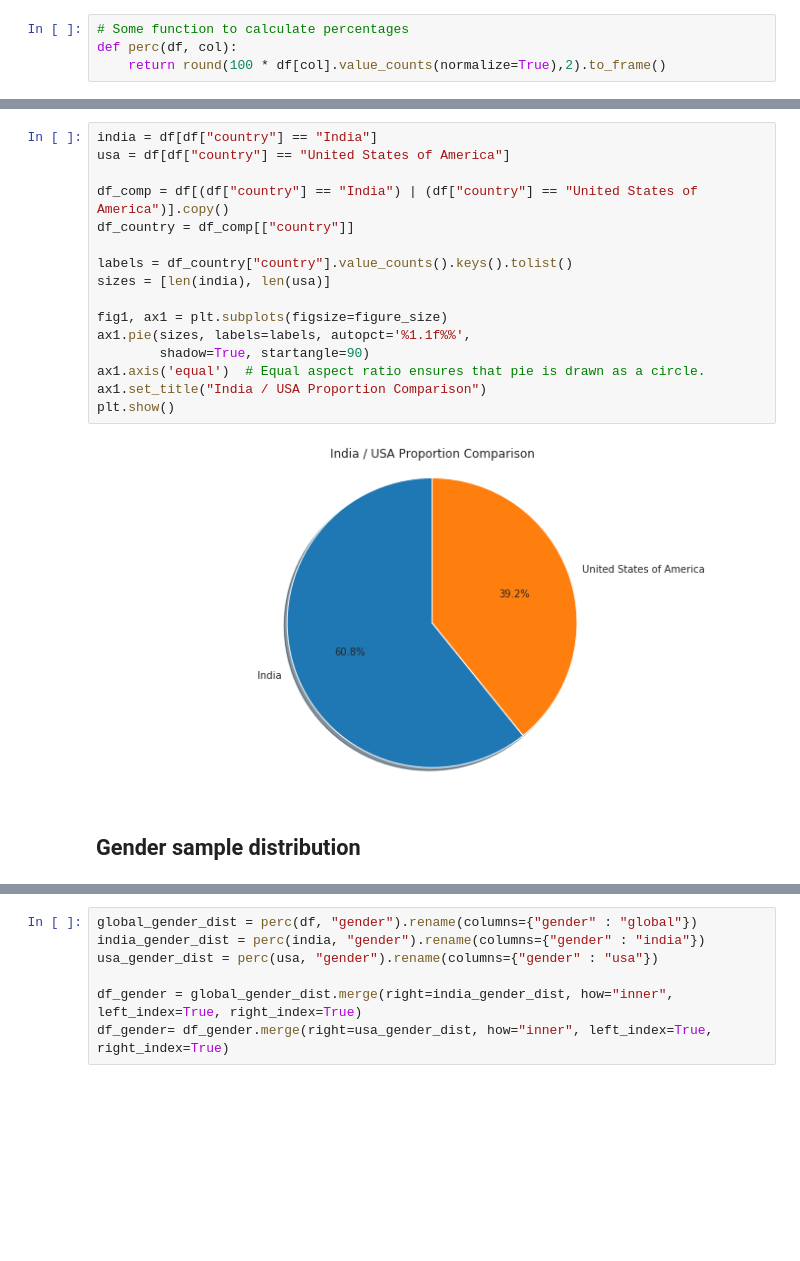
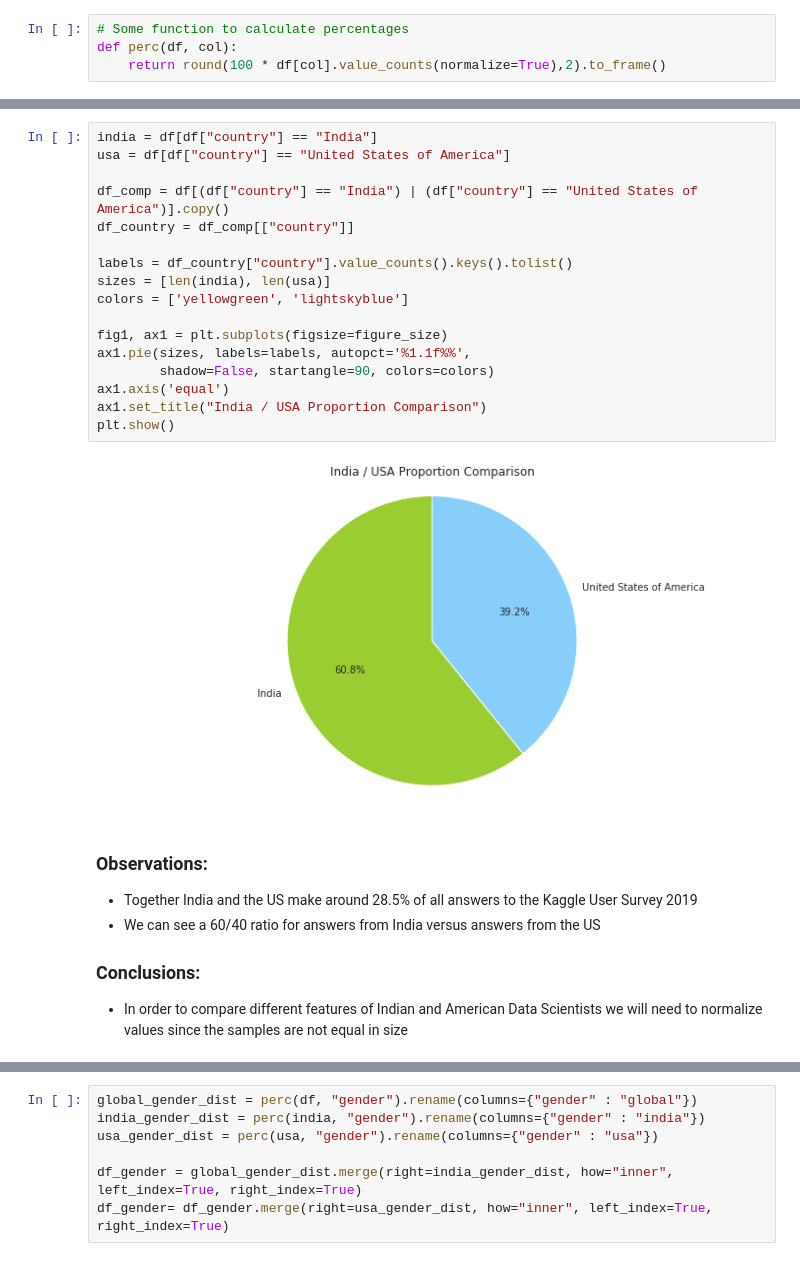
Before and after one commit to laurakah/BattleOfTheGiants, a Jupyter notebook: notebooks/main.ipynb, the cells around one changed output, grey strips where cells are left out. Cells and saved outputs as stored; diff of their text form; blank space fills up the shorter version.

```diff
--- a/notebooks/main.ipynb
+++ b/notebooks/main.ipynb
@@ -110,20 +137,26 @@ def perc(df, col):
 # %%
 india = df[df["country"] == "India"]
 usa = df[df["country"] == "United States of America"]
 
 df_comp = df[(df["country"] == "India") | (df["country"] == "United States of America")].copy()
 df_country = df_comp[["country"]]
 
 labels = df_country["country"].value_counts().keys().tolist()
 sizes = [len(india), len(usa)]
+colors = ['yellowgreen', 'lightskyblue']
 
 fig1, ax1 = plt.subplots(figsize=figure_size)
 ax1.pie(sizes, labels=labels, autopct='%1.1f%%',
-        shadow=True, startangle=90)
-ax1.axis('equal')  # Equal aspect ratio ensures that pie is drawn as a circle.
+        shadow=False, startangle=90, colors=colors)
+ax1.axis('equal')
 ax1.set_title("India / USA Proportion Comparison")
 plt.show()
 # %% [output]
-[figure, old version]
+[figure, new version]
-# %% [markdown]
-## Gender sample distribution
+# %% [markdown]
+### Observations:
+* Together India and the US make around 28.5% of all answers to the Kaggle User Survey 2019
+* We can see a 60/40 ratio for answers from India versus answers from the US
+
+### Conclusions:
+* In order to compare different features of Indian and American Data Scientists we will need to normalize values since the samples are not equal in size
```
Also changed, not shown: parts of 33 cells of this notebook.
